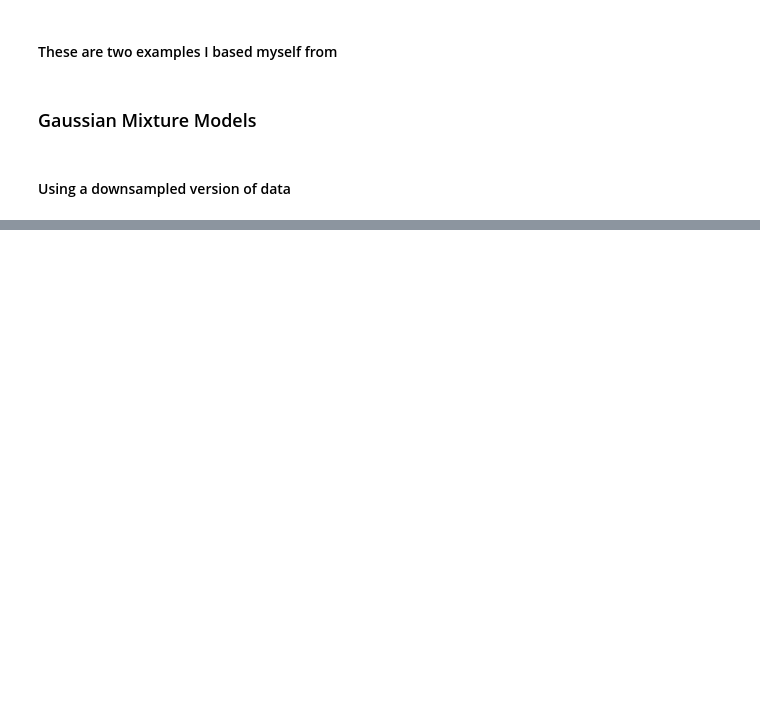
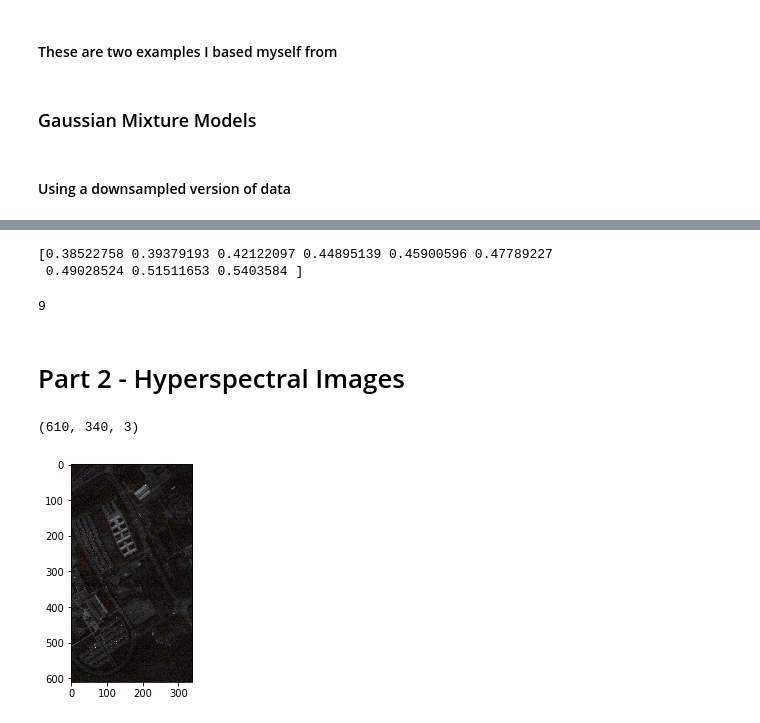
Before and after one commit to Eiris/MLProjectUF, a Jupyter notebook: Project 1/Project_1.ipynb, the cells around one changed output, grey strips where cells are left out. Cells and saved outputs as stored; diff of their text form; code cells hidden in the pictures; blank space fills up the shorter version.

```diff
--- a/Project 1/Project_1.ipynb
+++ b/Project 1/Project_1.ipynb
@@ -534 +678,30 @@ Gaussian Mixture Model clustering time to do: 0.22s
 [figure]
+# %%
+# This is the number of unique colors
+print(np.unique(img_labels))
+len(np.unique(img_labels))
+# %% [output]
+[0.38522758 0.39379193 0.42122097 0.44895139 0.45900596 0.47789227
+ 0.49028524 0.51511653 0.5403584 ]
+9
+# %% [markdown]
+# Part 2 - Hyperspectral Images
+# %%
+import scipy.io as sio
+import os
+
+hsimg_load = sio.loadmat('PaviaHyperIm.mat')
+hsimg_data = hsimg_load['PaviaHyperIm']
+himage_display = hsimg_data[:,:,0:3]
+hsimg_data[:,:,0:3].shape
+# %% [output]
+(610, 340, 3)
+# %%
+import matplotlib.pyplot as plt
+import matplotlib.image as mpimg
+import numpy as np
+
+plt.imshow(himage_display)
+plt.show()
+# %% [output]
+[figure, added]
```
Also changed, not shown: parts of 25 cells of this notebook.
